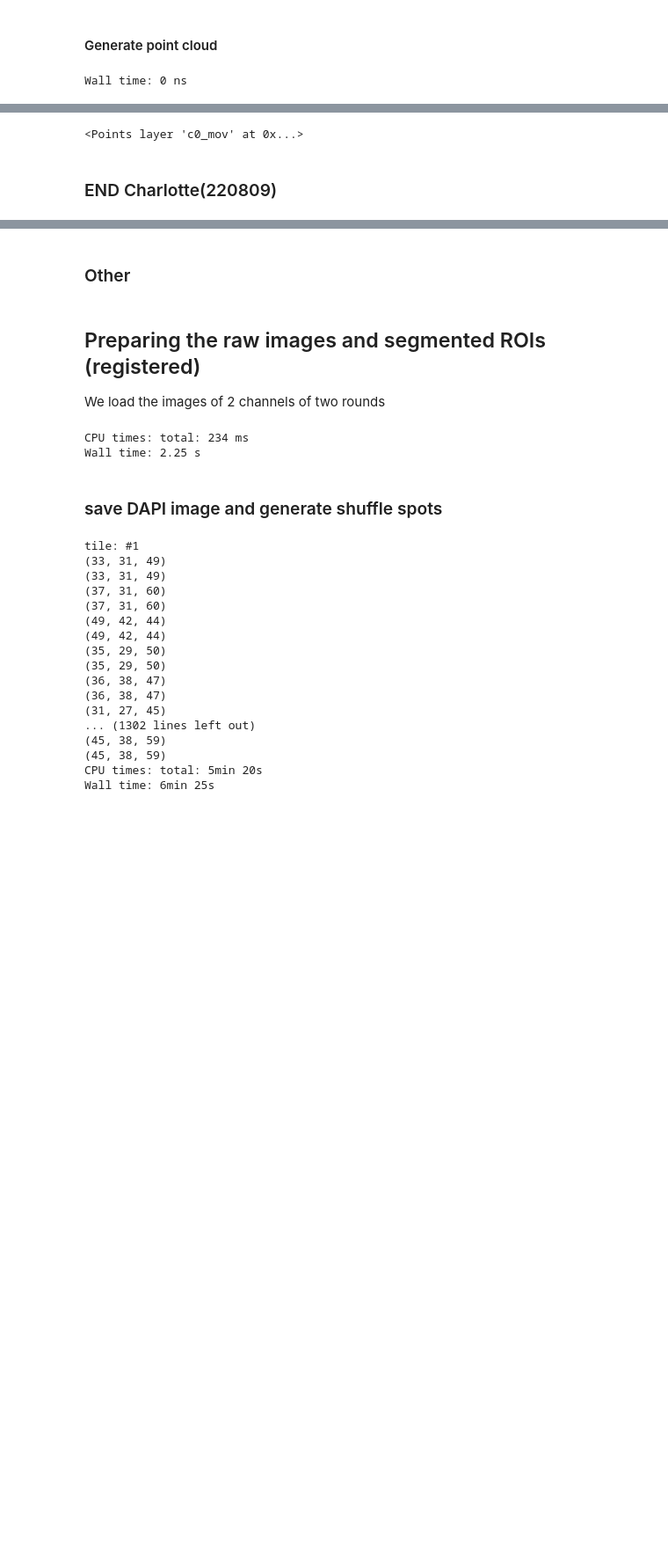
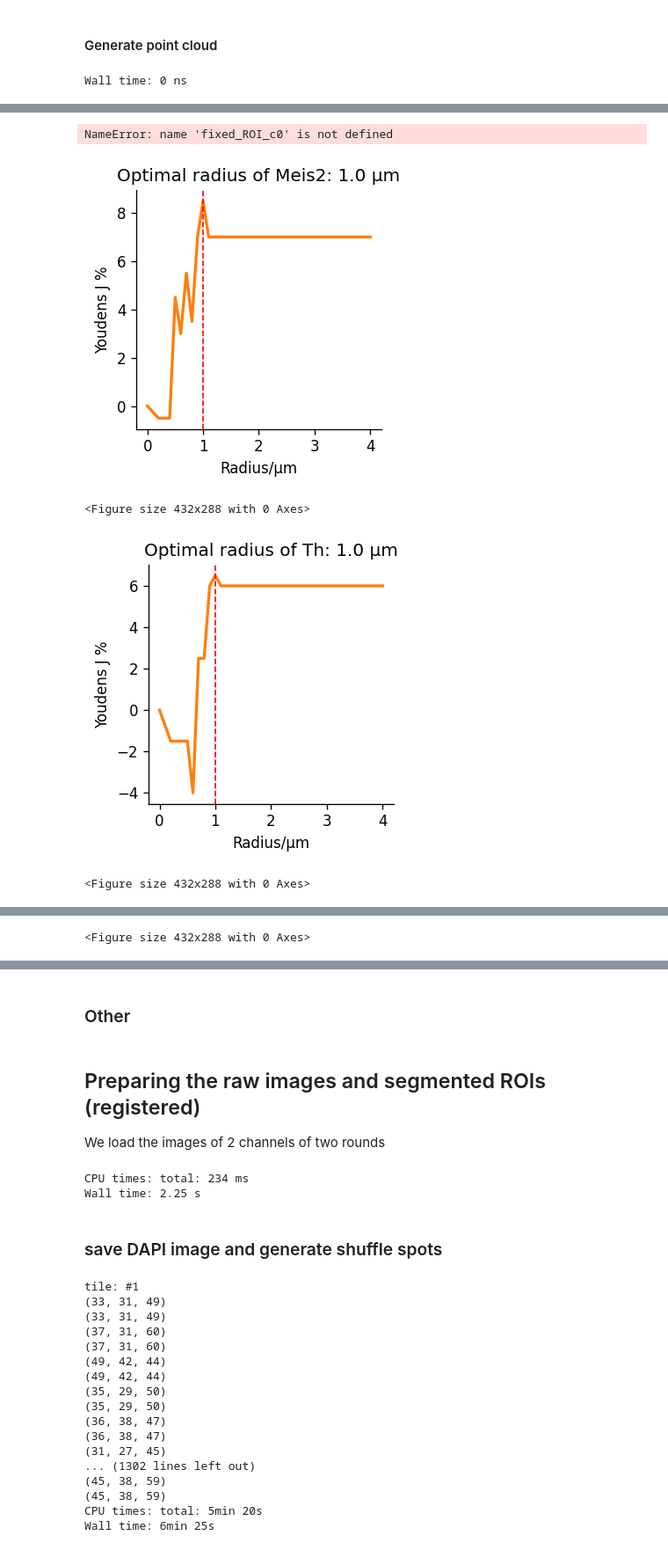
Before and after one commit to neugun/EASEQ-FISH, a Jupyter notebook: 3d_SeqFISH/Simulation_ROI_ransac_napari_fixmovROI-fpfh_icp.ipynb, the cells around one changed output, grey strips where cells are left out. Shown at 88% size. Drawn from its saved outputs; the diff is of its cells as text; code cells hidden in the pictures; blank space fills up the shorter version.

```diff
--- a/3d_SeqFISH/Simulation_ROI_ransac_napari_fixmovROI-fpfh_icp.ipynb
+++ b/3d_SeqFISH/Simulation_ROI_ransac_napari_fixmovROI-fpfh_icp.ipynb
@@ -1279,27 +2554,67 @@ Wall time: 3.37 s
 # %%
-# napari
-%gui qt5
-import napari
-viewer = napari.view_image(data.astronaut(), rgb=True)
-napari.run()
+# viewer = napari.view_image(data.astronaut(), rgb=True)
+# napari.run()
 
-viewer.add_image(segmentation_aa,colormap='blue',blending='additive') #load image data into napari
-#viewer.add_image(moving_ROI_c0,colormap='green',blending='additive') #load image data into napari
-#viewer.add_image(transform_ROI_c0,colormap='green',blending='additive') #load image data into napari
-BB=np.where(segmentation2==8)
-dd = [min(BB[0]),min(BB[1]),min(BB[2])]
-s=spot_fix_c0_all8[:,:3]/fix_spacing* [0.5,0.25,0.25] + dd#convert spot um to pixel coordinates
+viewer.add_image(fixed_ROI_c0,colormap='magenta',blending='additive') #load image data into napari
+viewer.add_image(moving_ROI_c0,colormap='green',blending='additive') #load image data into napari
+viewer.add_image(transform_ROI_c0,colormap='green',blending='additive') #load image data into napari
+
+s=fix_spots_013[:,:3]/fix_spacing#convert spot um to pixel coordinates
 viewer.add_points(np.transpose(np.array([s[:,0],s[:,1],s[:,2]])),name ='c0', size=5,
                   face_color='green',edge_color='green',blending='opaque')
 
-s=spot_fix_c1_all8[:,:3]/fix_spacing* [0.5,0.25,0.25] + dd#convert spot um to pixel coordinates
+s=mov_spots_013[:,:3]/fix_spacing#convert spot um to pixel coordinates
 viewer.add_points(np.transpose(np.array([s[:,0],s[:,1],s[:,2]])),name ='c0_mov', size=5,
                   face_color='magenta',edge_color='magenta',blending='opaque')
 
-# s=warp_spots_new_013[:,:3]/fix_spacing#convert spot um to pixel coordinates
-# viewer.add_points(np.transpose(np.array([s[:,0],s[:,1],s[:,2]])),name ='c0_warp', size=5,
-#                   face_color='magenta',edge_color='magenta',blending='opaque')
+s=warp_spots_new_013[:,:3]/fix_spacing#convert spot um to pixel coordinates
+viewer.add_points(np.transpose(np.array([s[:,0],s[:,1],s[:,2]])),name ='c0_warp', size=5,
+                  face_color='magenta',edge_color='magenta',blending='opaque')
 # %% [output]
-<Points layer 'c0_mov' at 0x...>
+NameError: name 'fixed_ROI_c0' is not defined
-# %% [markdown]
-### END Charlotte(220809)
+# %%
+# Decoding_YoudenJ_plot
+Decoding_Efficiency = pd.DataFrame(Decoding_Efficiency, columns = ['Radius','Num_c0','FP_c0%','Efficiency_c0%','FN_c0%',
+                                                                  'Num_c1','FP_c1%','Efficiency_c1%','FN_c1%',
+                                                                  'Num_ALL','FP_ALL%','Efficiency_ALL%','FN_ALL%'])
+
+fig=plt.figure(dpi=120,figsize=(3,3))
+plt.plot(Decoding_Efficiency['Radius'].values,Decoding_YoudenJ_c0.T,linewidth=0.2)
+plt.plot(Decoding_Efficiency['Radius'].values,np.mean(Decoding_YoudenJ_c0,axis=0),linewidth=2)
+Opt_r = Decoding_Efficiency['Radius'].values[np.argmax(np.mean(Decoding_YoudenJ_c0,axis=0))]
+plt.axvline(x = Opt_r , color='r', linestyle='--', lw=1,)
+sns.despine()
+plt.xlabel('Radius/μm')
+plt.ylabel('Youdens J %')
+plt.title('Optimal radius of ' + Gene[0] + ': ' + str(Opt_r) + ' μm')
+plt.show()
+plt.tight_layout()
+
+fig=plt.figure(dpi=120,figsize=(3,3))
+plt.plot(Decoding_Efficiency['Radius'].values,Decoding_YoudenJ_c1.T,linewidth=0.2)
+plt.plot(Decoding_Efficiency['Radius'].values,np.mean(Decoding_YoudenJ_c1,axis=0),linewidth=2)
+Opt_r = Decoding_Efficiency['Radius'].values[np.argmax(np.mean(Decoding_YoudenJ_c1,axis=0))]
+plt.axvline(x = Opt_r , color='r', linestyle='--', lw=1,)
+sns.despine()
+plt.xlabel('Radius/μm')
+plt.ylabel('Youdens J %')
+plt.title('Optimal radius of ' + Gene[1] + ': ' + str(Opt_r) + ' μm')
+plt.show()
+plt.tight_layout()
+
+fig=plt.figure(dpi=120,figsize=(3,3))
+plt.plot(Decoding_Efficiency['Radius'].values,Decoding_YoudenJ_ALL.T,linewidth=0.2)
+plt.plot(Decoding_Efficiency['Radius'].values,np.mean(Decoding_YoudenJ_ALL,axis=0),linewidth=2)
+Opt_r = Decoding_Efficiency['Radius'].values[np.argmax(np.mean(Decoding_YoudenJ_ALL,axis=0))]
+plt.axvline(x = Opt_r , color='r', linestyle='--', lw=1,)
+sns.despine()
+plt.xlabel('Radius/μm')
+plt.ylabel('Youdens J %')
+plt.title('Optimal radius of ALL: ' + str(Opt_r) + ' μm')
+plt.show()
+plt.tight_layout()
+# %% [output]
+[figure, added]
+<Figure size 432x288 with 0 Axes>
+[figure, added]
+<Figure size 432x288 with 0 Axes>
@@ -1305,0 +2622 @@ viewer.add_points(np.transpose(np.array([s[:,0],s[:,1],s[:,2]])),name ='c0_mov',
+<Figure size 432x288 with 0 Axes>
```
Also changed, not shown: parts of 25 cells of this notebook.
